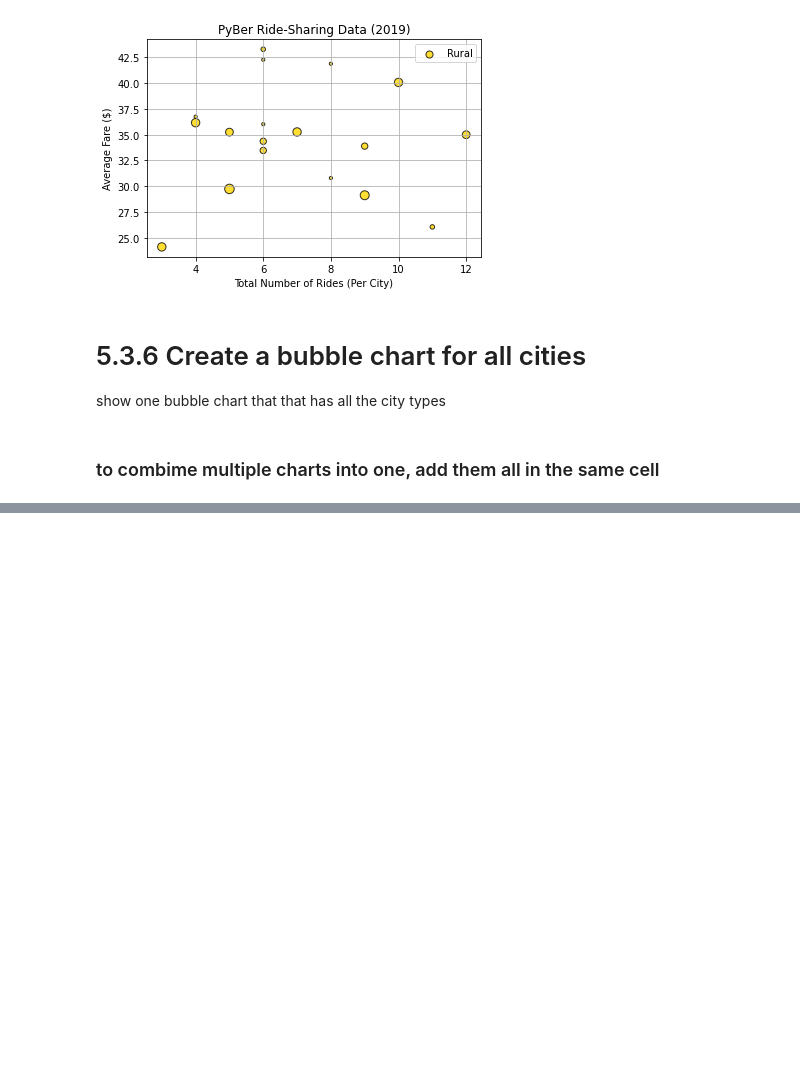
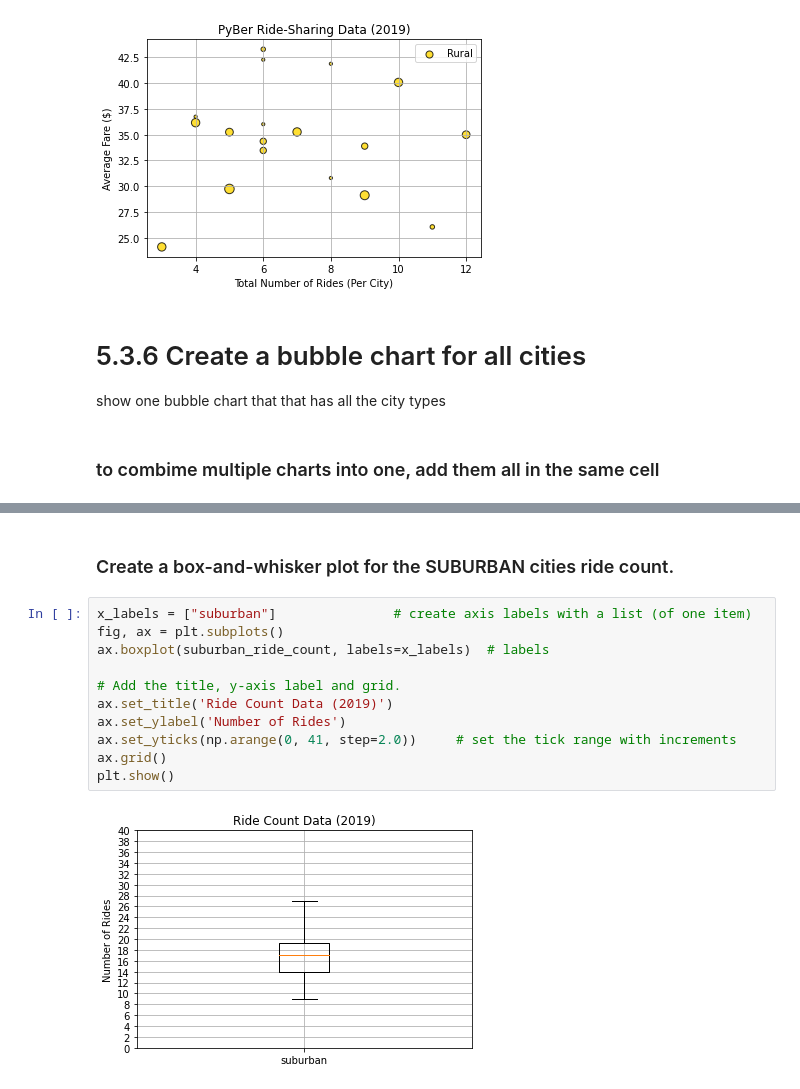
Before and after one commit to speddings/PyBer_analysis, a Jupyter notebook: PyBer.ipynb, the cells around one changed output, grey strips where cells are left out. Cells and saved outputs as stored; diff of their text form; blank space fills up the shorter version.

```diff
--- a/PyBer.ipynb
+++ b/PyBer.ipynb
@@ -435,0 +775,15 @@ plt.savefig("resources/Fig1.png")
+# %% [markdown]
+### Create a box-and-whisker plot for the SUBURBAN cities ride count.
+# %%
+x_labels = ["suburban"]               # create axis labels with a list (of one item)
+fig, ax = plt.subplots()
+ax.boxplot(suburban_ride_count, labels=x_labels)  # labels
+
+# Add the title, y-axis label and grid.
+ax.set_title('Ride Count Data (2019)')
+ax.set_ylabel('Number of Rides')
+ax.set_yticks(np.arange(0, 41, step=2.0))     # set the tick range with increments
+ax.grid()
+plt.show()
+# %% [output]
+[figure, added]
```
Also changed, not shown: parts of 60 cells of this notebook.
